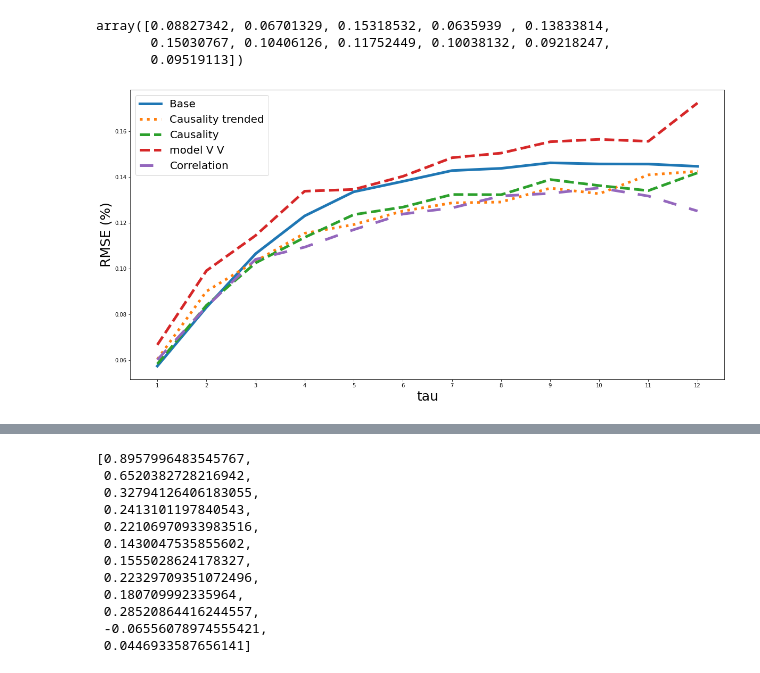
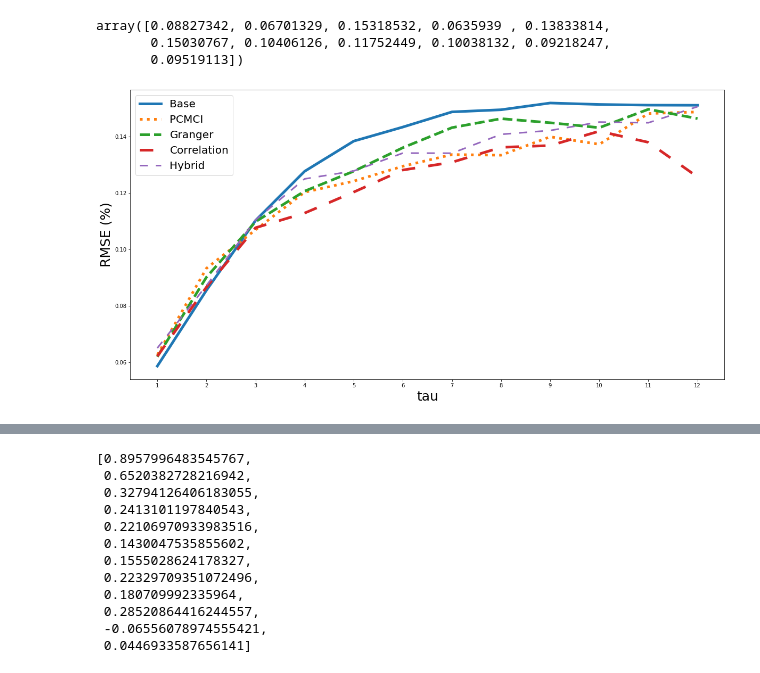
Before and after one commit to alchemist5617/timeseries-networks, a Jupyter notebook: whole_data_validation/Results_plots.ipynb, the cells around one changed output, grey strips where cells are left out. Drawn from its saved outputs; the diff is of its cells as text; code cells hidden in the pictures.

```diff
--- a/whole_data_validation/Results_plots.ipynb
+++ b/whole_data_validation/Results_plots.ipynb
@@ -207,23 +482,48 @@ for tau in range(1,13):
+# %%
+base = []
+corr = []
+base_d = []
+model = []
+model_V = []
+model_gran = []
+model_h = []
+model_V_detrend = []
+n_count = 303
+
+for tau in range(1,13):
+    base.append(np.nanmean(np.load("../../whole_data_results/new_rotated_causality/base_V_{}.npy".format(tau))))
+    model_gran.append(np.nanmean(np.load("../../whole_data_results/new_rotated_causality/model_gran_V_{}.npy".format(tau))))
+    corr.append(np.nanmean(np.load("../../whole_data_results/new_rotated_corr/model_V_corr_{}.npy".format(tau))))
+    model.append(np.nanmean(np.load("../../whole_data_results/new_rotated_causality/model_V_{}.npy".format(tau))))
+    #model_V_detrend.append(np.mean(np.load("../../whole_data_results/new_rotated_detrended/model_V_{}.npy".format(tau))))
+    model_h.append(np.nanmean(np.load("../../whole_data_results/new_rotated_detrended/model_V_hybrid_{}.npy".format(tau))))
+
+
+base = np.sqrt(base)/n_count
+model = np.sqrt(model)/n_count
+corr = np.sqrt(corr)/n_count
+model_h = np.sqrt(model_h)/n_count
+model_gran = np.sqrt(model_gran)/n_count
 # %%
 tau = np.arange(1,13)
 plt.plot(tau, base, label = "Base", linewidth=5, linestyle="solid")
-plt.plot(tau, model_V, label = "Causality trended", linewidth=5, linestyle="dotted")
-plt.plot(tau, model, label = "Causality", linewidth=5, linestyle="dashed")
-plt.plot(tau, model_V_V, label = "model V V", linewidth=5, linestyle="dashed")
+plt.plot(tau, model, label = "PCMCI", linewidth=5, linestyle="dotted")
+plt.plot(tau, model_gran, label = "Granger", linewidth=5, linestyle="dashed")
+#plt.plot(tau, model_V_detrend, label = "model V detrended", linewidth=5, linestyle="dashed")
 plt.plot(tau, corr, label = "Correlation",linewidth=5, linestyle=(0,(5,5)))
-#plt.plot(tau, corr_V, label = "Correlation",linewidth=3, linestyle=(0,(5,5)))
-#plt.plot(tau, clus, label = "Clustering", linewidth=5, linestyle="dashdot")
+plt.plot(tau, model_h, label = "Hybrid",linewidth=3, linestyle=(0,(5,5)))
+#plt.plot(tau, base_d, label = "Base Dettrend", linewidth=5, linestyle="dashdot")
 #plt.plot(tau, base_clus, label = "Base Model")
 plt.xlabel("tau",fontsize = 25)
 plt.ylabel("RMSE (%)", fontsize = 25)
 plt.legend(fontsize = 20)
 plt.xticks(np.arange(min(tau), max(tau)+1, 1.0));
 #plt.axvline(5)
 #plt.axvline(10)
 #plt.xticks(fontsize=18)
-#plt.savefig("result.png")
+plt.savefig("result.png")
 # %% [output]
-[figure, old version]
+[figure, new version]
 # %%
 test_start = np.arange(1961,2012,5)
 test_end = np.arange(1965,2016,5)
```
Also changed, not shown: parts of 24 cells of this notebook, 19 other files.
